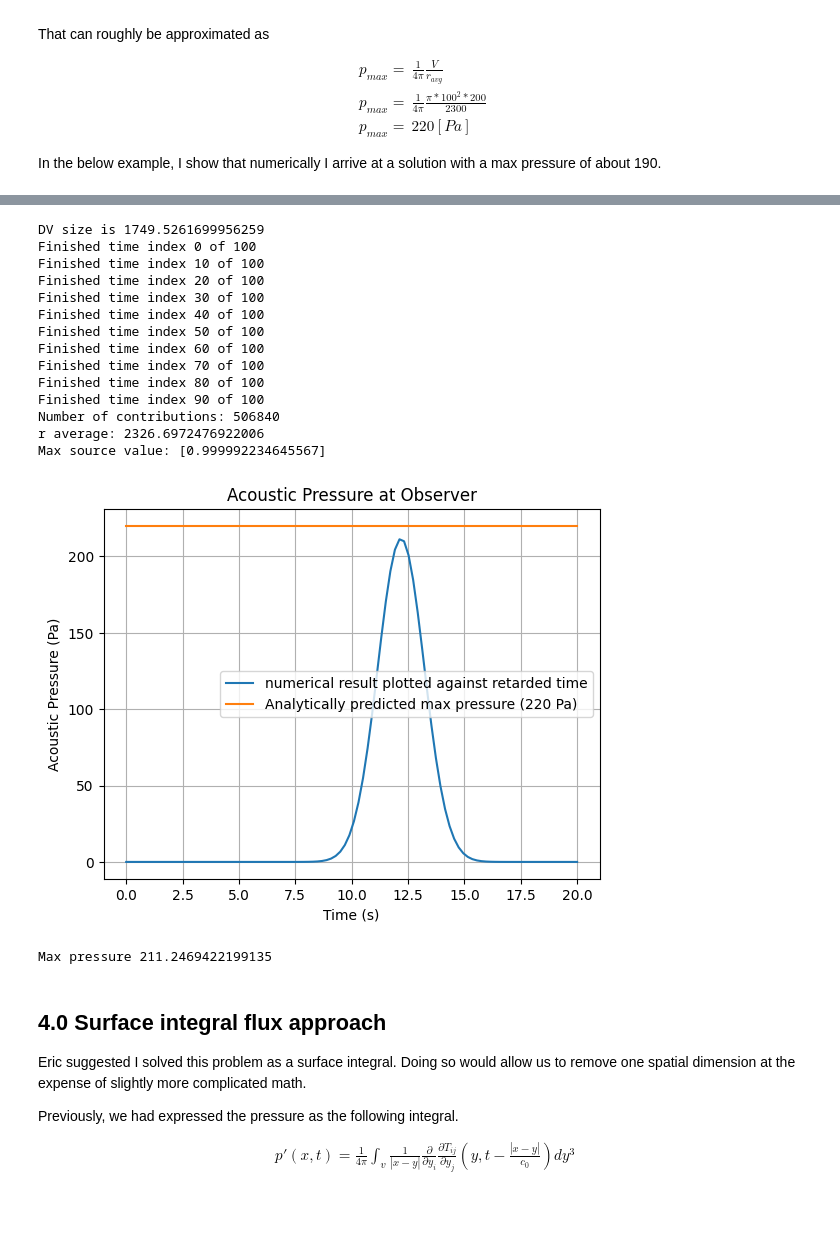
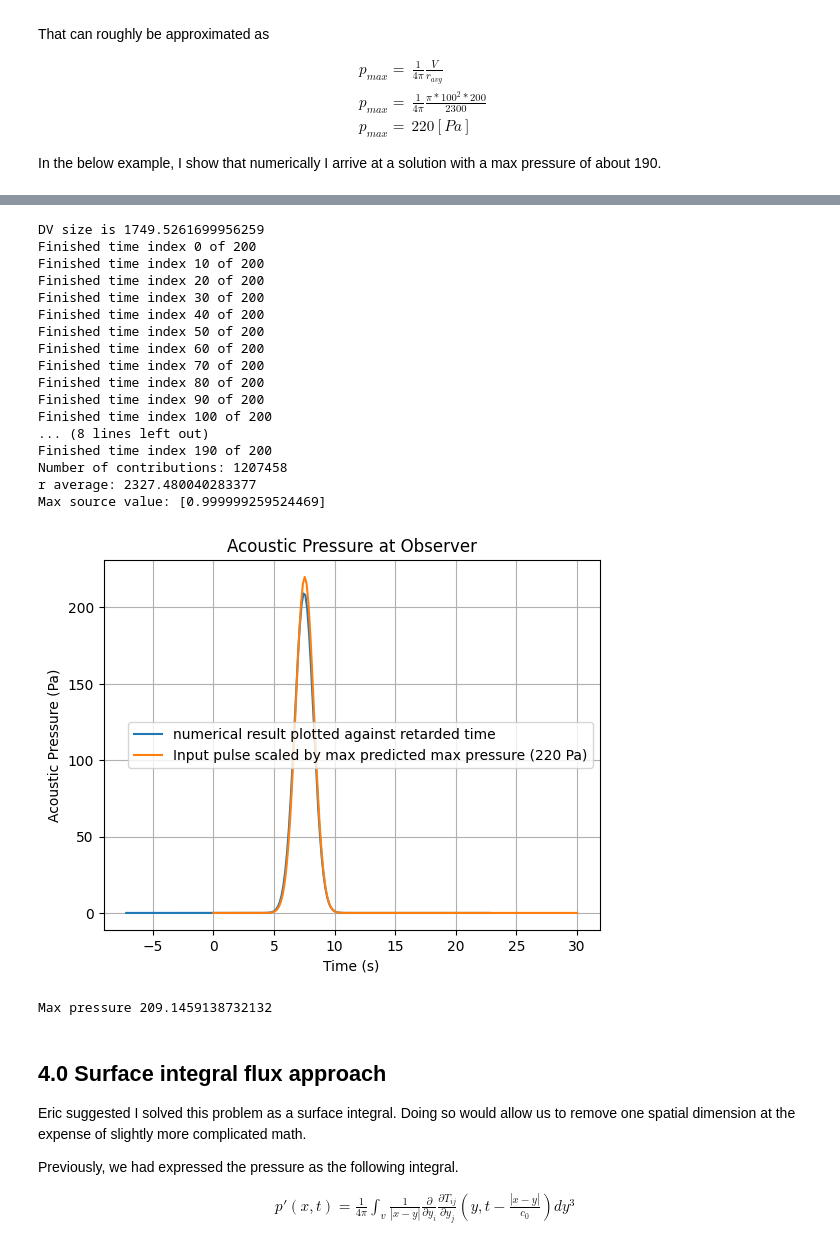
Before and after one commit to paxtonsc/volcano-sims, a Jupyter notebook: notebooks/2025.05.19.experiments.ipynb, the cells around one changed output, grey strips where cells are left out. Saved outputs shown, nothing was run; the diff lists cells and outputs as text; code cells hidden in the pictures; blank space fills up the shorter version.

```diff
--- a/notebooks/2025.05.19.experiments.ipynb
+++ b/notebooks/2025.05.19.experiments.ipynb
@@ -36,10 +39 @@ END_TIME = 30
 C0 = 320 # m/s at 5000m
-# %%
-import matplotlib.pyplot as plt
-import matplotlib.animation as animation
-plt.rcParams['animation.ffmpeg_path'] = '/opt/homebrew/bin/ffmpeg'
-
-solver_func = get_local_solver_from_index_func(folder_name, file_name)
-ani = animate_conduit_pressure(solver_func, iterations=iterations, d_iterations=20, viscosity_index=1, wall_friction_index=5, max_velocity=100, max_slip=60, max_tau=0.1, max_pressure=50, max_speed_of_sound=100, max_water=20, max_density=5e3, max_fragmentation=5000, max_crystal=100, max_viscosity=1)
-
-HTML(ani.to_html5_video())
@@ -62,9 +54,9 @@ solver_func = get_local_solver_from_index_func(folder_name, file_name)
 
 u_vec = []
 t_vec = []
-R = 5 # m
+R = 10 # m
 
-for i in range(0, int(iterations), 20):
+for i in range(0, ITERS, D_ITERS):
     solver = solver_func(i)
     momentum = solver.state_coeffs[:,:,solver.physics.get_momentum_slice()]
     rho = np.sum(solver.state_coeffs[:, :, solver.physics.get_mass_slice()],axis=2,keepdims=True)
@@ -90,7 +82,7 @@ Y = np.linspace(y_low, y_upper, N)
 # Set up the figure and axis
 fig, ax = plt.subplots()
 im = ax.imshow(pressure_array[0], extent=[x_low, x_upper, y_low, y_upper],
-               aspect='auto', cmap='jet', origin='lower', vmin=0, vmax=50)
+               aspect='auto', cmap='jet', origin='lower', vmin=-50, vmax=100)
 plt.colorbar(im, label='Pressure (Pa)')
 ax.set_xlabel('X (m)')
 ax.set_ylabel('Y (m)')
@@ -119,8 +111,8 @@ def update(t_idx):
 
 # Create animation
 ani = FuncAnimation(fig, update, init_func=init, frames=np.asarray(t_vec),
-                    interval=200, blit=True)
-
+                    interval=100, blit=True)
+ani.save(f'{BASE_PATH}/volcano_sims/notebooks/animations/monopole_eruption_model.mp4', writer='ffmpeg', fps=10)
 display(HTML(ani.to_html5_video()))
 plt.close(fig)  # Clean up
 # %% [output]
@@ -138,9 +130,13 @@ axes[0].plot(t_vec, pressure_array[:, y_idx, np.argmin(np.abs(X - 400))], label=
 for i, ax in enumerate(axes):
     ax.legend(loc='upper right')
     ax.grid(True)
-    ax.set_ylim(-2, 4)
-    ax.set_xlim(0, 30)
+    ax.set_ylim(-10, 20)
+    ax.set_xlim(0, 5)
 
 fig.supxlabel("time(s)")
 fig.supylabel("pressure (Pa)")
+
+plt.savefig(f'{BASE_PATH}/volcano_sims/notebooks/charts/monopole_eruption_model_pressure_vs_time.png', dpi=300, bbox_inches='tight')
+plt.show()
+plt.close()
 # %% [output]
@@ -685,40 +749,50 @@ Z = np.linspace(-100, 100, 20)
 
 points = (t_range, int_y[:,0], int_x[0])
 
+x_obs = (2000, -1000, 0)
+c0 = 320 # m/s roughly the speed of sound in air at 5000m in elevation
+
 pressure_test = lighthill.calculate_pressure_as_volume_integral(X, Y, Z, file_index_list, x_obs, points, source_gaussian, t_range, int_x[0][-1], c0)
 # %% [output]
 DV size is 1749.5261699956259
-Finished time index 0 of 100
-Finished time index 10 of 100
-Finished time index 20 of 100
-Finished time index 30 of 100
-Finished time index 40 of 100
-Finished time index 50 of 100
-Finished time index 60 of 100
-Finished time index 70 of 100
-Finished time index 80 of 100
-Finished time index 90 of 100
-Number of contributions: 506840
-r average: 2326.6972476922006
-Max source value: [0.999992234645567]
+Finished time index 0 of 200
+Finished time index 10 of 200
+Finished time index 20 of 200
+Finished time index 30 of 200
+Finished time index 40 of 200
+Finished time index 50 of 200
+Finished time index 60 of 200
+Finished time index 70 of 200
+Finished time index 80 of 200
+Finished time index 90 of 200
+Finished time index 100 of 200
+... (8 lines left out)
+Finished time index 190 of 200
+Number of contributions: 1207458
+r average: 2327.480040283377
+Max source value: [0.999999259524469]
 # %%
 r_avg = 2300 #m
 retarded_time = t_range - r_avg/c0
 
 # Plot acoustic pressure
-plt.plot(t_range, pressure_test, label="numerical result plotted against retarded time")
-plt.plot(t_range, np.ones(t_range.shape)*220, label="Analytically predicted max pressure (220 Pa)")
+plt.plot(retarded_time, pressure_test[:,], label="numerical result plotted against retarded time")
+plt.plot(t_range, pulse*220, label="Input pulse scaled by max predicted max pressure (220 Pa)")
 plt.xlabel('Time (s)')
 plt.ylabel('Acoustic Pressure (Pa)')
 plt.title('Acoustic Pressure at Observer')
 plt.grid(True)
-plt.legend()
+plt.legend(loc='center right')
+
+plt.savefig(f'{BASE_PATH}/volcano_sims/notebooks/charts/pressure_verification.png')
 plt.show()
 
+plt.close()
+
 print(f"Max pressure {max(pressure_test)}")
 # %% [output]
-[figure, old version]
+[figure, new version]
-Max pressure 211.2469422199135
+Max pressure 209.1459138732132
 # %% [markdown]
 ## 4.0 Surface integral flux approach
 
```
Also changed, not shown: parts of 10 cells of this notebook, 20 other files.
